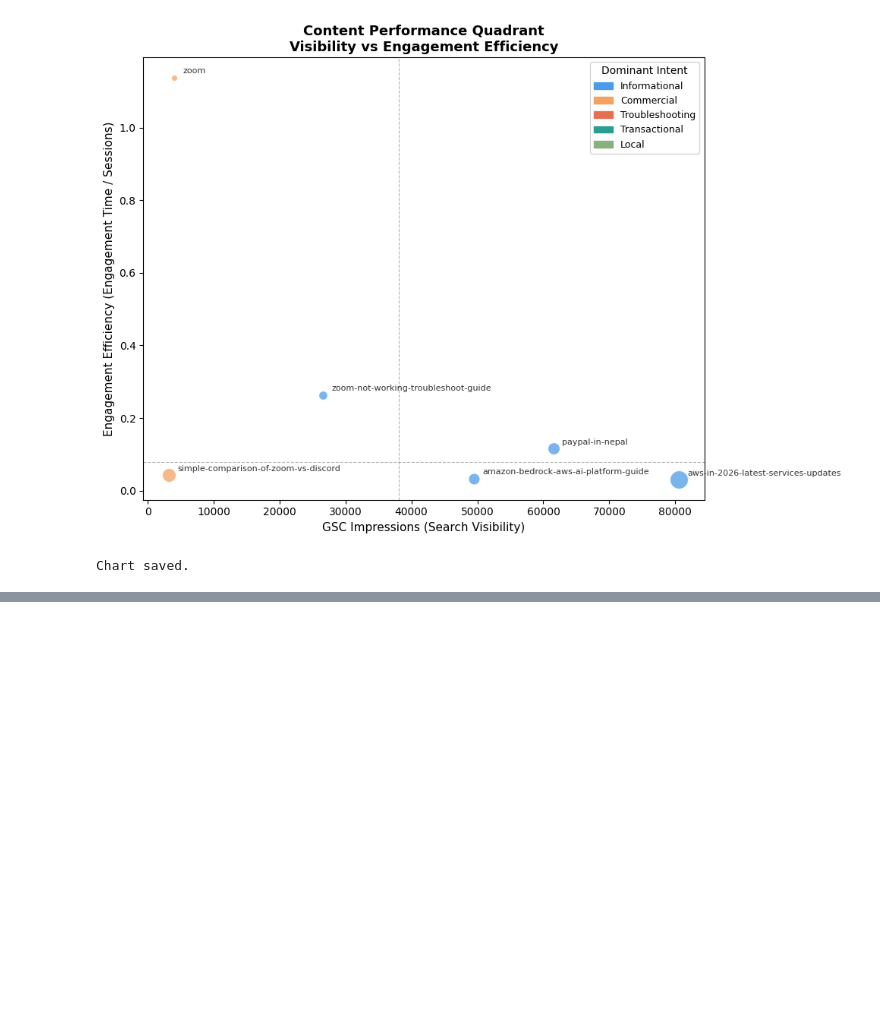
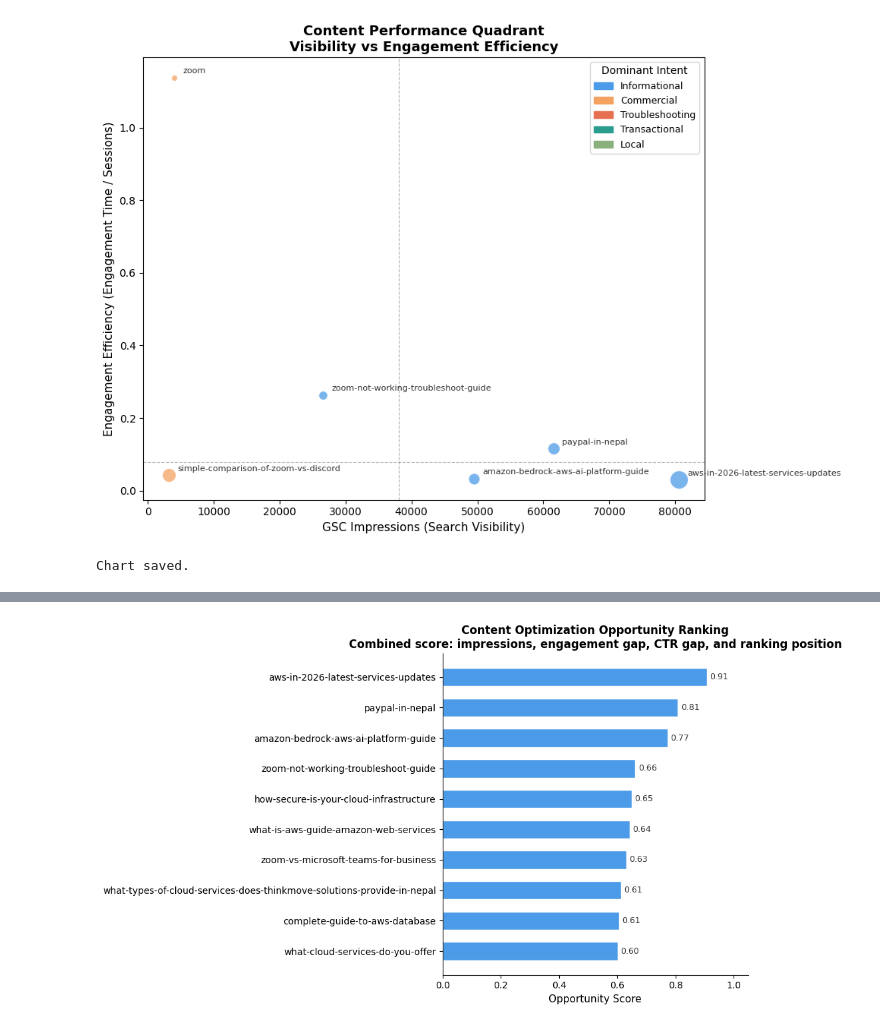
Before and after one commit to sonaml-007/SEO-Analysis, a Jupyter notebook: google-analysis/notebook/seo-analysis.ipynb, the cells around one changed output, grey strips where cells are left out. Drawn from its saved outputs; the diff is of its cells as text; code cells hidden in the pictures; blank space fills up the shorter version.

Commit message:
Added "Opportunity Scoring" to the notebook to see which page can be optimized, completing Phase Three.

```diff
--- a/google-analysis/notebook/seo-analysis.ipynb
+++ b/google-analysis/notebook/seo-analysis.ipynb
@@ -743,0 +783,17 @@ Chart saved.
+# %%
+def normalize(series):
+    return (series - series.min()) / (series.max() - series.min())
+
+page_metrics['impressions_norm'] = normalize(page_metrics['gsc_impressions'])
+page_metrics['efficiency_gap'] = 1 - normalize(page_metrics['engagement_efficiency'])
+page_metrics['ctr_gap'] = 1 - normalize(page_metrics['gsc_ctr'])
+page_metrics['position_norm'] = normalize(page_metrics['gsc_position'])
+
+page_metrics['opportunity_score'] = (
+    page_metrics['impressions_norm'] * 0.35 +
+    page_metrics['efficiency_gap'] * 0.35 +
+    page_metrics['ctr_gap'] * 0.20 +
+    page_metrics['position_norm'] * 0.10
+)
+
+print(page_metrics[['Page', 'opportunity_score']].sort_values('opportunity_score', ascending=False).head(10))
@@ -743,0 +812,81 @@ Chart saved.
+# %%
+import os
+import matplotlib.pyplot as plt
+
+# Ensure output directory exists
+os.makedirs('../output/charts', exist_ok=True)
+
+# Top opportunity pages
+top_opportunities = (
+    page_metrics
+    .sort_values('opportunity_score', ascending=False)
+    .head(10)
+    .copy()
+)
+
+# Clean labels for readability
+top_opportunities['label'] = (
+    top_opportunities['Page']
+    .str.replace('/blogs/', '', regex=False)
+    .str.replace('/faq/', '', regex=False)
+    .str.replace('/', '', regex=False)
+)
+
+# Create figure
+fig, ax = plt.subplots(figsize=(10, 6))
+
+# Horizontal bar chart
+bars = ax.barh(
+    top_opportunities['label'][::-1],
+    top_opportunities['opportunity_score'][::-1],
+    color='#4C9BE8',
+    edgecolor='white',
+    height=0.6
+)
+
+# Score labels
+for bar, score in zip(
+    bars,
+    top_opportunities['opportunity_score'][::-1]
+):
+    ax.text(
+        bar.get_width() + 0.01,
+        bar.get_y() + bar.get_height() / 2,
+        f'{score:.2f}',
+        va='center',
+        fontsize=9,
+        color='#333333'
+    )
+
+# Styling
+ax.set_xlabel('Opportunity Score', fontsize=11)
+
+ax.set_title(
+    'Content Optimization Opportunity Ranking\n'
+    'Combined score: impressions, engagement gap, CTR gap, and ranking position',
+    fontsize=12,
+    fontweight='bold'
+)
+
+ax.set_xlim(0, 1.05)
+
+# Clean frame
+ax.spines['top'].set_visible(False)
+ax.spines['right'].set_visible(False)
+
+# Improve layout
+plt.tight_layout()
+
+# Save chart
+plt.savefig(
+    '../output/chart/opportunity_score.png',
+    dpi=150,
+    bbox_inches='tight'
+)
+
+# Display chart
+plt.show()
+
+print("Chart saved to ../output/chart/opportunity_score.png")
+# %% [output]
+[figure, added]
```
Also changed, not shown: parts of 4 cells of this notebook, 1 other file.
